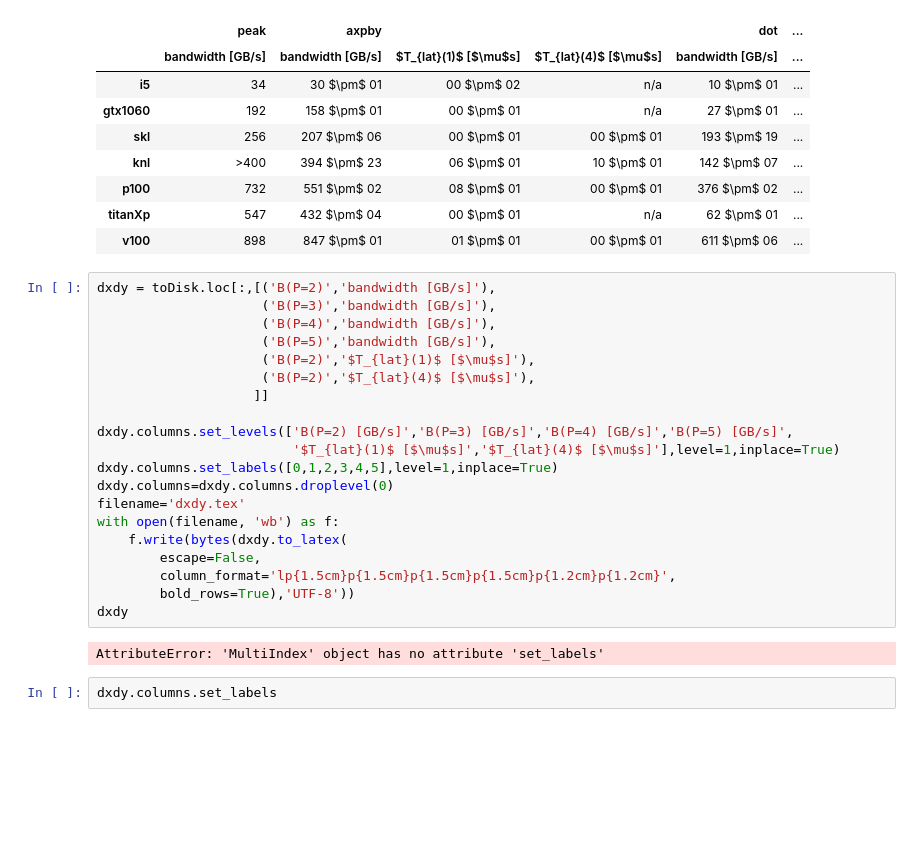
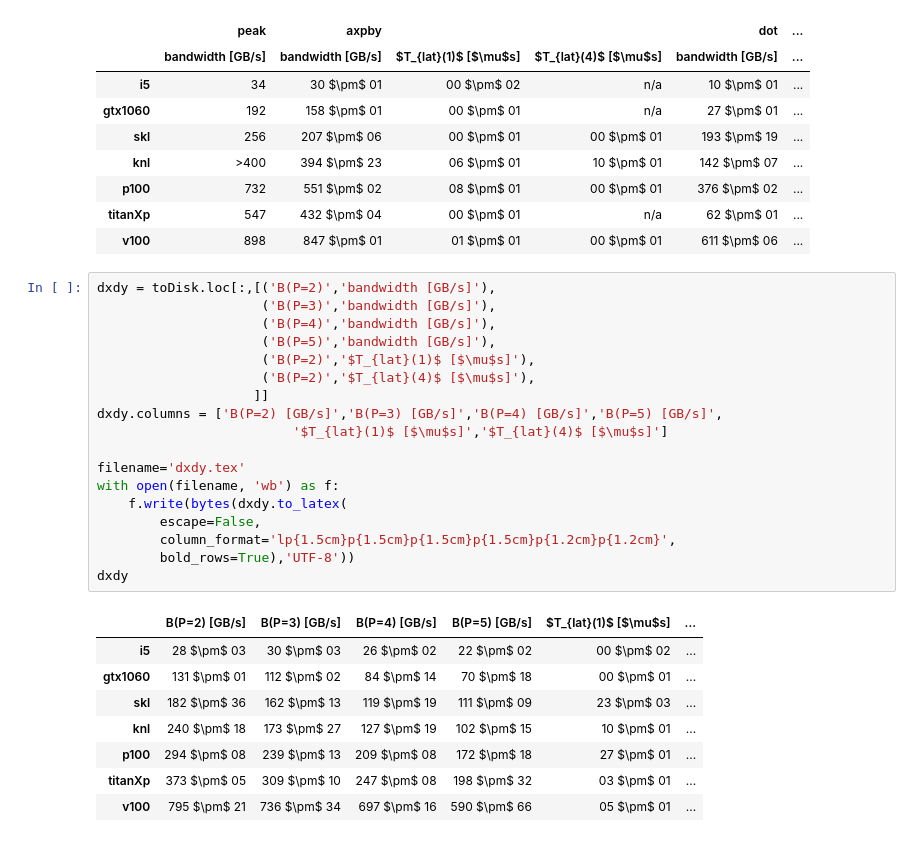
Before and after one commit to mwiesenberger/performance, a Jupyter notebook: 4-latencies-and-bandwidths.ipynb, the cells around one changed output. Cells and saved outputs as stored; diff of their text form; blank space fills up the shorter version.

```diff
--- a/4-latencies-and-bandwidths.ipynb
+++ b/4-latencies-and-bandwidths.ipynb
@@ -326,24 +326,27 @@ toDisk.iloc[:,0:7]
 # %%
 dxdy = toDisk.loc[:,[('B(P=2)','bandwidth [GB/s]'),
                      ('B(P=3)','bandwidth [GB/s]'),
                      ('B(P=4)','bandwidth [GB/s]'),
                      ('B(P=5)','bandwidth [GB/s]'),
                      ('B(P=2)','$T_{lat}(1)$ [$\mu$s]'),
                      ('B(P=2)','$T_{lat}(4)$ [$\mu$s]'),
                     ]]
+dxdy.columns = ['B(P=2) [GB/s]','B(P=3) [GB/s]','B(P=4) [GB/s]','B(P=5) [GB/s]',
+                         '$T_{lat}(1)$ [$\mu$s]','$T_{lat}(4)$ [$\mu$s]']
 
-dxdy.columns.set_levels(['B(P=2) [GB/s]','B(P=3) [GB/s]','B(P=4) [GB/s]','B(P=5) [GB/s]',
-                         '$T_{lat}(1)$ [$\mu$s]','$T_{lat}(4)$ [$\mu$s]'],level=1,inplace=True)
-dxdy.columns.set_labels([0,1,2,3,4,5],level=1,inplace=True)
-dxdy.columns=dxdy.columns.droplevel(0)
 filename='dxdy.tex'
 with open(filename, 'wb') as f:
     f.write(bytes(dxdy.to_latex(
         escape=False,
         column_format='lp{1.5cm}p{1.5cm}p{1.5cm}p{1.5cm}p{1.2cm}p{1.2cm}',
         bold_rows=True),'UTF-8'))
 dxdy
 # %% [output]
-AttributeError: 'MultiIndex' object has no attribute 'set_labels'
+|  | B(P=2) [GB/s] | B(P=3) [GB/s] | B(P=4) [GB/s] | B(P=5) [GB/s] | $T_{lat}(1)$ [$\mu$s] | ... |
+| i5 | 28 $\pm$ 03 | 30 $\pm$ 03 | 26 $\pm$ 02 | 22 $\pm$ 02 | 00 $\pm$ 02 | ... |
+| gtx1060 | 131 $\pm$ 01 | 112 $\pm$ 02 | 84 $\pm$ 14 | 70 $\pm$ 18 | 00 $\pm$ 01 | ... |
+| skl | 182 $\pm$ 36 | 162 $\pm$ 13 | 119 $\pm$ 19 | 111 $\pm$ 09 | 23 $\pm$ 03 | ... |
+| knl | 240 $\pm$ 18 | 173 $\pm$ 27 | 127 $\pm$ 19 | 102 $\pm$ 15 | 10 $\pm$ 01 | ... |
+| p100 | 294 $\pm$ 08 | 239 $\pm$ 13 | 209 $\pm$ 08 | 172 $\pm$ 18 | 27 $\pm$ 01 | ... |
+| titanXp | 373 $\pm$ 05 | 309 $\pm$ 10 | 247 $\pm$ 08 | 198 $\pm$ 32 | 03 $\pm$ 01 | ... |
+| v100 | 795 $\pm$ 21 | 736 $\pm$ 34 | 697 $\pm$ 16 | 590 $\pm$ 66 | 05 $\pm$ 01 | ... |
-# %%
-dxdy.columns.set_labels
```
Also changed, not shown: 6 other files.
